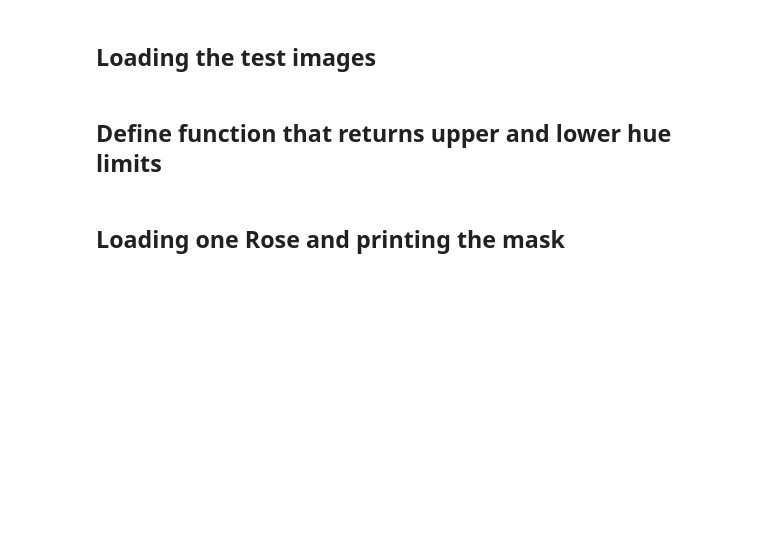
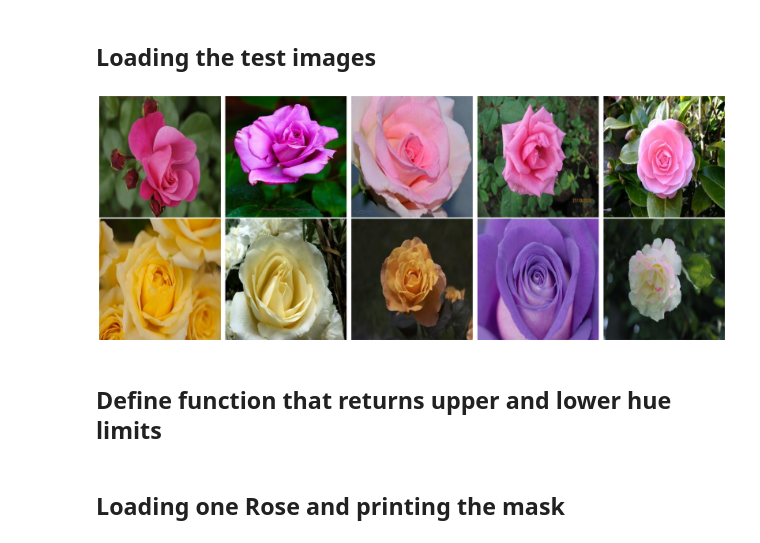
Before and after one commit to Rob1412/rose_project, a Jupyter notebook: notebooks/color_identification.ipynb, the cells around one changed output. Saved outputs shown, nothing was run; the diff lists cells and outputs as text; code cells hidden in the pictures; blank space fills up the shorter version.

```diff
--- a/notebooks/color_identification.ipynb
+++ b/notebooks/color_identification.ipynb
@@ -33,35 +33,37 @@ small_flowers_list = [
     "../raw_data/flowers/rose/15802683562_31d59c49c6_c.jpg",
     "../raw_data/flowers/rose/1086116212_bd2adc7d81_c.jpg",
     "../raw_data/flowers/rose/17891819940_853b7d932e_c.jpg"
 ]
 
 #Define which test set to use:
-# test_set = flowers_list
-test_set = small_flowers_list
+test_set = flowers_list
+# test_set = small_flowers_list
 
 
 # Set up a subplot for 2 rows and 5 columns
 fig, axs = plt.subplots(2, 5, figsize=(20, 8))
 
 # Display all roses in a 2x5 grid
 for i, flower in enumerate(test_set):
     # Load the image
     img = cv2.imread(flower)
 
     # Convert from BGR to RGB (OpenCV uses BGR by default)
     img_rgb = cv2.cvtColor(img, cv2.COLOR_BGR2RGB)
 
     # Calculate the row and column indices for subplot
     row = i // 5
     col = i % 5
 
     # Display the image in the appropriate subplot
     axs[row, col].imshow(img_rgb)
     axs[row, col].axis('off')  # Turn off axis numbers and ticks
 
 # Adjust layout and display the plot
 plt.tight_layout()
 plt.show()
+# %% [output]
+[figure, added]
 # %% [markdown]
 ## Define function that returns upper and lower hue limits
 # %%
```
Also changed, not shown: parts of 3 cells of this notebook.
